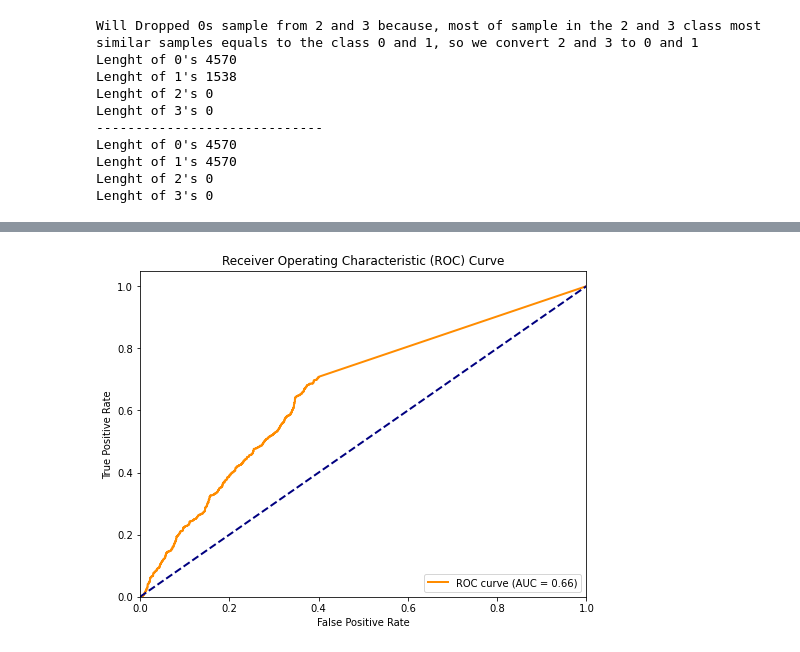
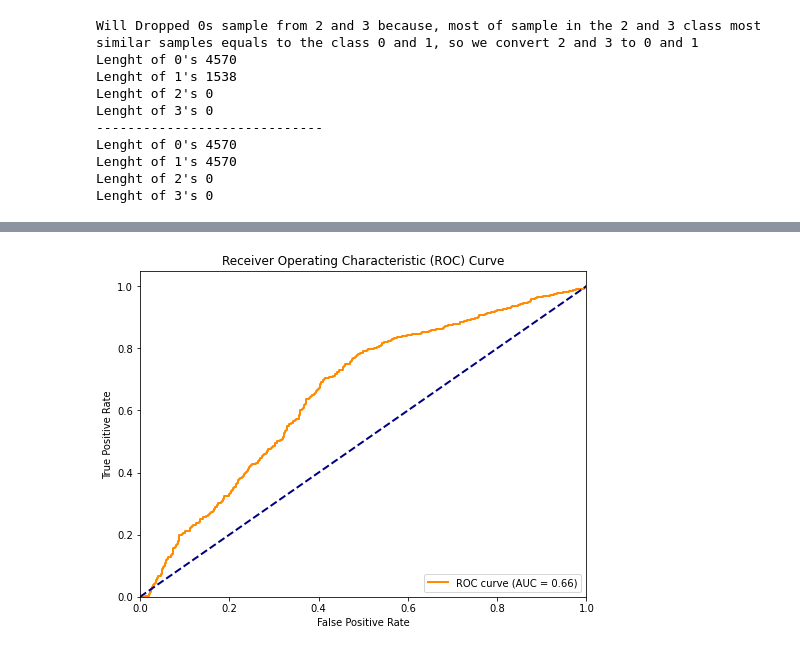
Before and after one commit to SeyitKoyuncu/CENG464-DataMining, a Jupyter notebook: CENG464_DataMiningProject_v1.ipynb, the cells around one changed output, grey strips where cells are left out. Cells and saved outputs as stored; diff of their text form; code cells hidden in the pictures.

Commit message:
All algorithms run correctly

```diff
--- a/CENG464_DataMiningProject_v1.ipynb
+++ b/CENG464_DataMiningProject_v1.ipynb
@@ -1336,0 +1921,2 @@ Parameters: best_criterion: entropy, max_depth:30 fetaure len = 74
+# %%
+RunThePredictAlgorithm(oversampling_df2, 73, 'min-max', RFEFeatureElimination, MultinomialNaiveBayes, version_numer= 'V3')
@@ -1336,0 +1942,2 @@ Parameters: best_criterion: entropy, max_depth:30 fetaure len = 74
+# %%
+RunThePredictAlgorithm(oversampling_df2, 73, 'min-max', RFEFeatureElimination, AdaBoost, version_numer= 'V3')
@@ -1336,0 +1963,2 @@ Parameters: best_criterion: entropy, max_depth:30 fetaure len = 74
+# %%
+RunThePredictAlgorithm(oversampling_df2, 73, 'min-max', RFEFeatureElimination, GradientBoosting, version_numer= 'V3')
@@ -1336,0 +1984,2 @@ Parameters: best_criterion: entropy, max_depth:30 fetaure len = 74
+# %%
+RunThePredictAlgorithm(oversampling_df2, 73, 'min-max', RFEFeatureElimination, LogisticRegressionClassifier, version_numer= 'V3')
@@ -1337,4 +2005,4 @@ Parameters: best_criterion: entropy, max_depth:30 fetaure len = 74
 # %%
-RunThePredictAlgorithm(oversampling_df2, 70, 'min-max', RFEFeatureElimination, PyTorch_TrainTest_Step,
-                       True, accuracy_method= accuracy_fn, loss_method=nn.CrossEntropyLoss(), optimizer_method='Adam', lr = 0.001, version_numer='V4')
+RunThePredictAlgorithm(oversampling_df2, 73, 'min-max', RFEFeatureElimination, PyTorch_TrainTest_Step,
+                       True, accuracy_method= accuracy_fn, loss_method=nn.CrossEntropyLoss(), optimizer_method='Adam', lr = 0.001, version_numer='V3')
 # %% [output]
@@ -1358 +2026 @@ Parameters: Model: PyTorch Best Epoch: 115 | Best Loss: 1.19540 | Best Acc: 54.7
-[figure, old version]
+[figure, new version]
```
Also changed, not shown: parts of 61 cells of this notebook, 30 other files.
